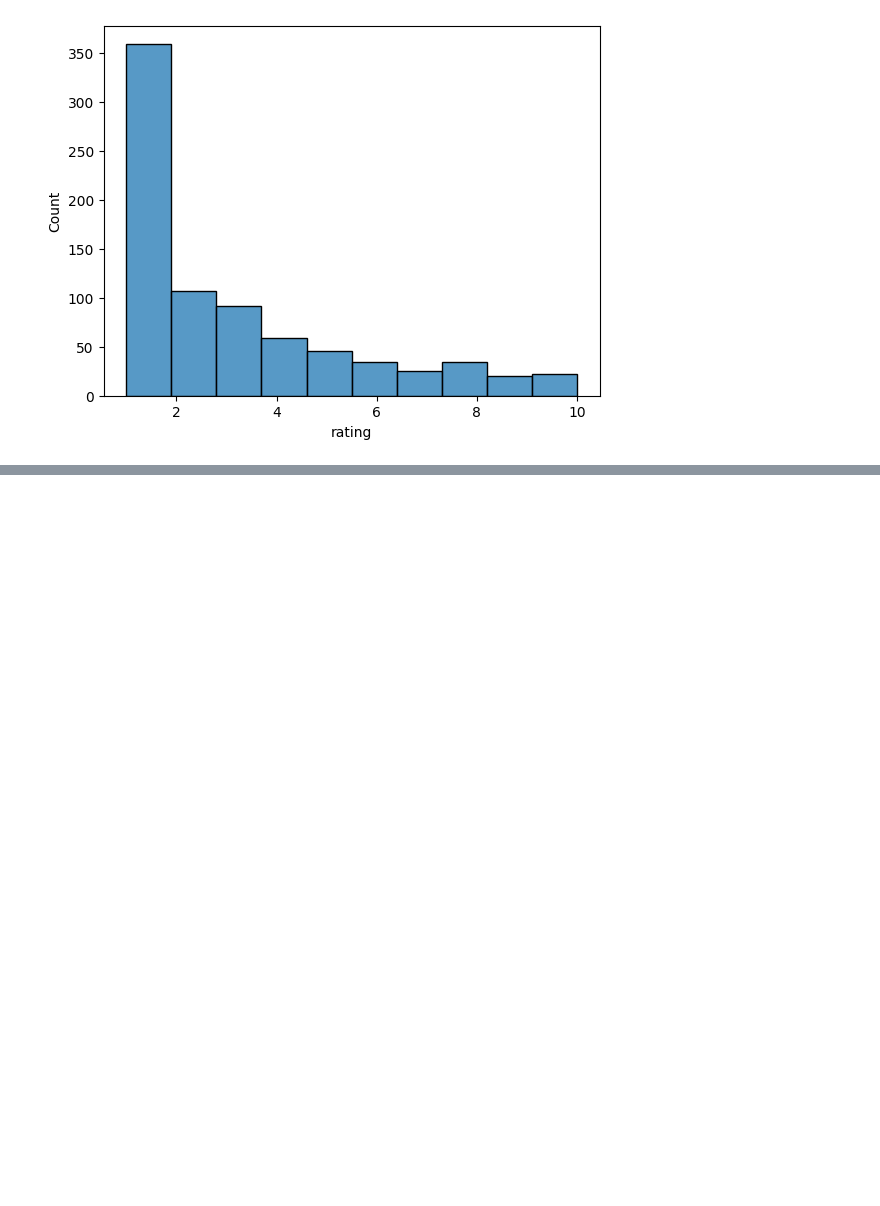
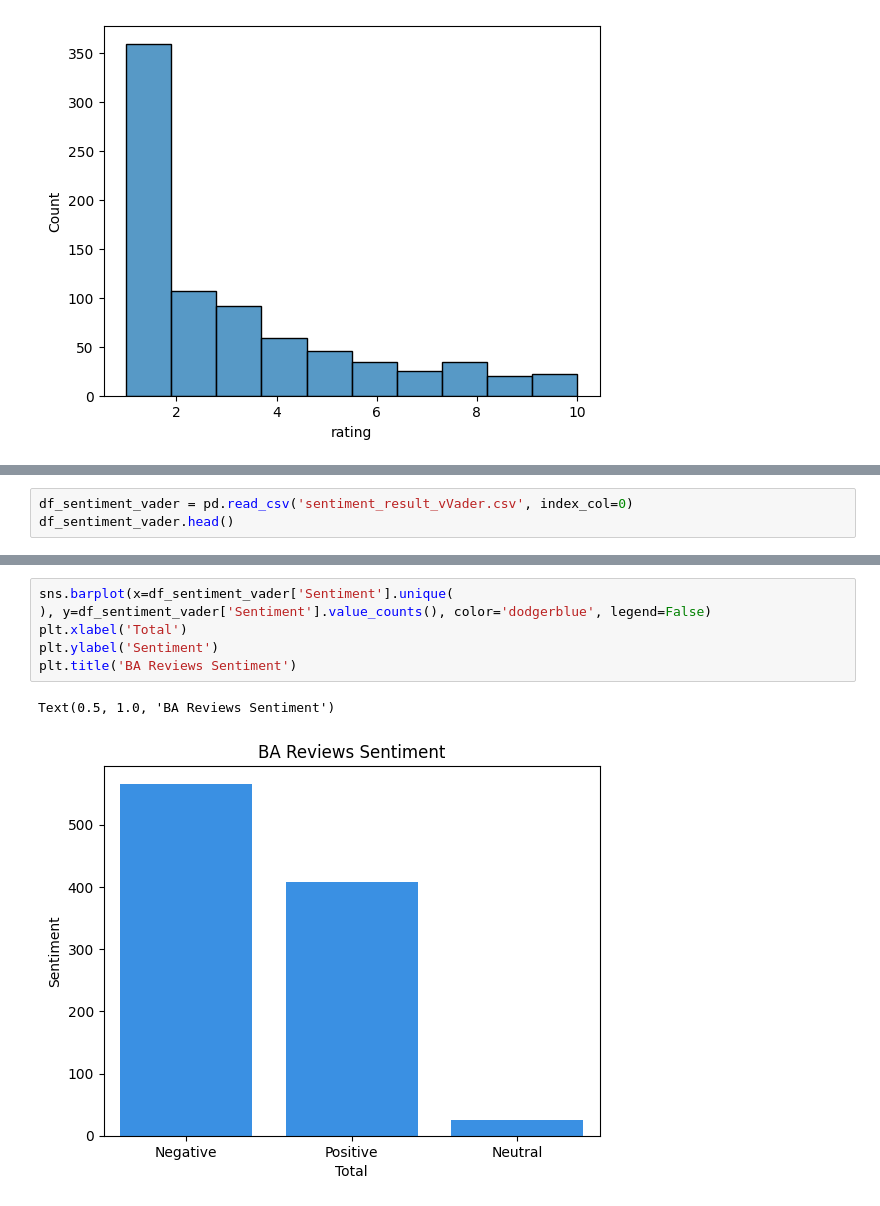
Before and after one commit to ptri16/TheForage_VirtualInternship, a Jupyter notebook: British Airways/BA Airways Sentiment Analysis/Code 3_Sentiment Analysis.ipynb, the cells around one changed output, grey strips where cells are left out. Saved outputs shown, nothing was run; the diff lists cells and outputs as text; blank space fills up the shorter version.

```diff
--- a/British Airways/BA Airways Sentiment Analysis/Code 3_Sentiment Analysis.ipynb
+++ b/British Airways/BA Airways Sentiment Analysis/Code 3_Sentiment Analysis.ipynb
@@ -168,0 +192,3 @@ sns.histplot(data=df_sent, x='Sentiment')
+# %%
+df_sentiment_vader = pd.read_csv('sentiment_result_vVader.csv', index_col=0)
+df_sentiment_vader.head()
@@ -168,0 +202,9 @@ sns.histplot(data=df_sent, x='Sentiment')
+# %%
+sns.barplot(x=df_sentiment_vader['Sentiment'].unique(
+), y=df_sentiment_vader['Sentiment'].value_counts(), color='dodgerblue', legend=False)
+plt.xlabel('Total')
+plt.ylabel('Sentiment')
+plt.title('BA Reviews Sentiment')
+# %% [output]
+Text(0.5, 1.0, 'BA Reviews Sentiment')
+[figure, added]
```
Also changed, not shown: parts of 16 cells of this notebook, 2 other files.
